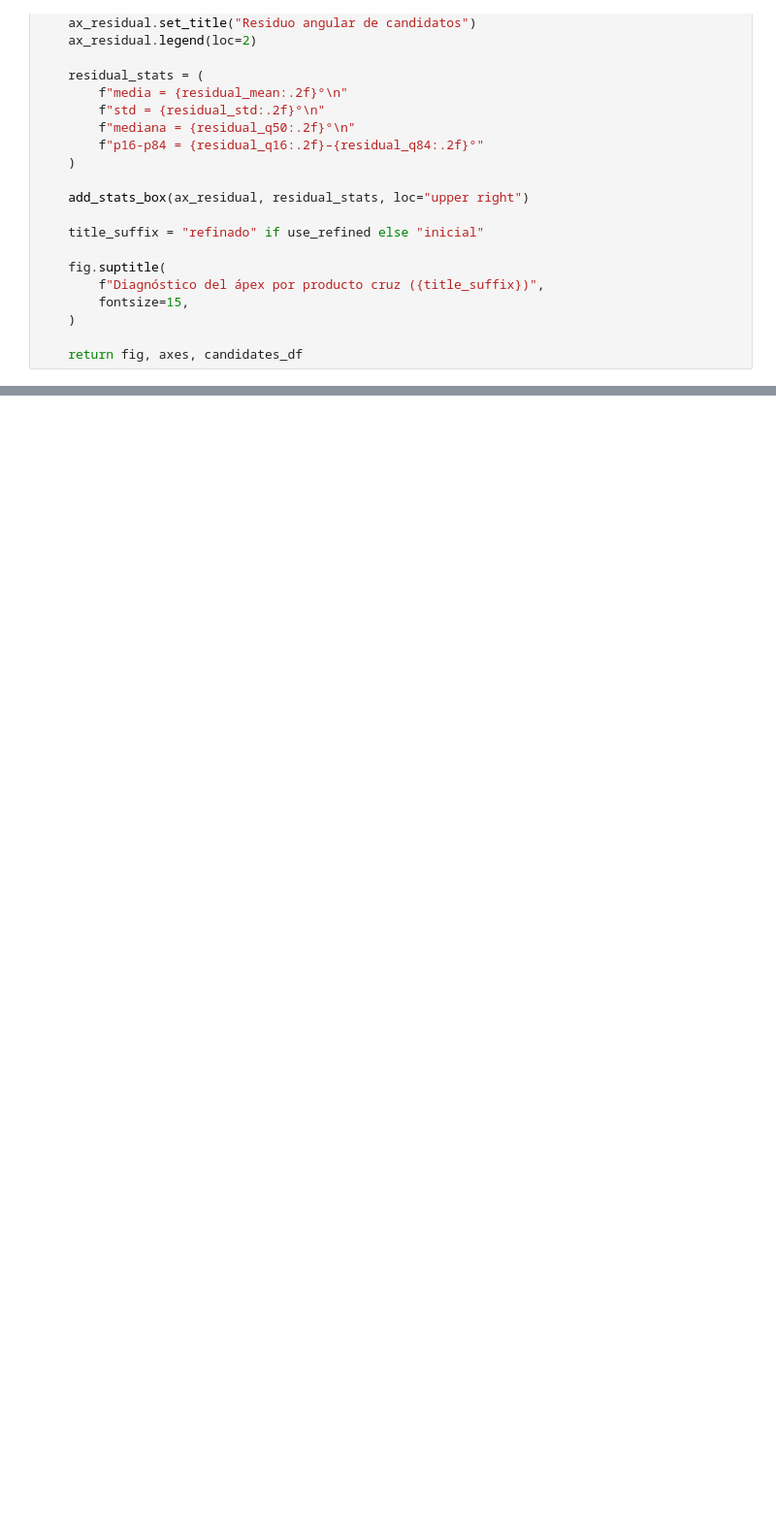
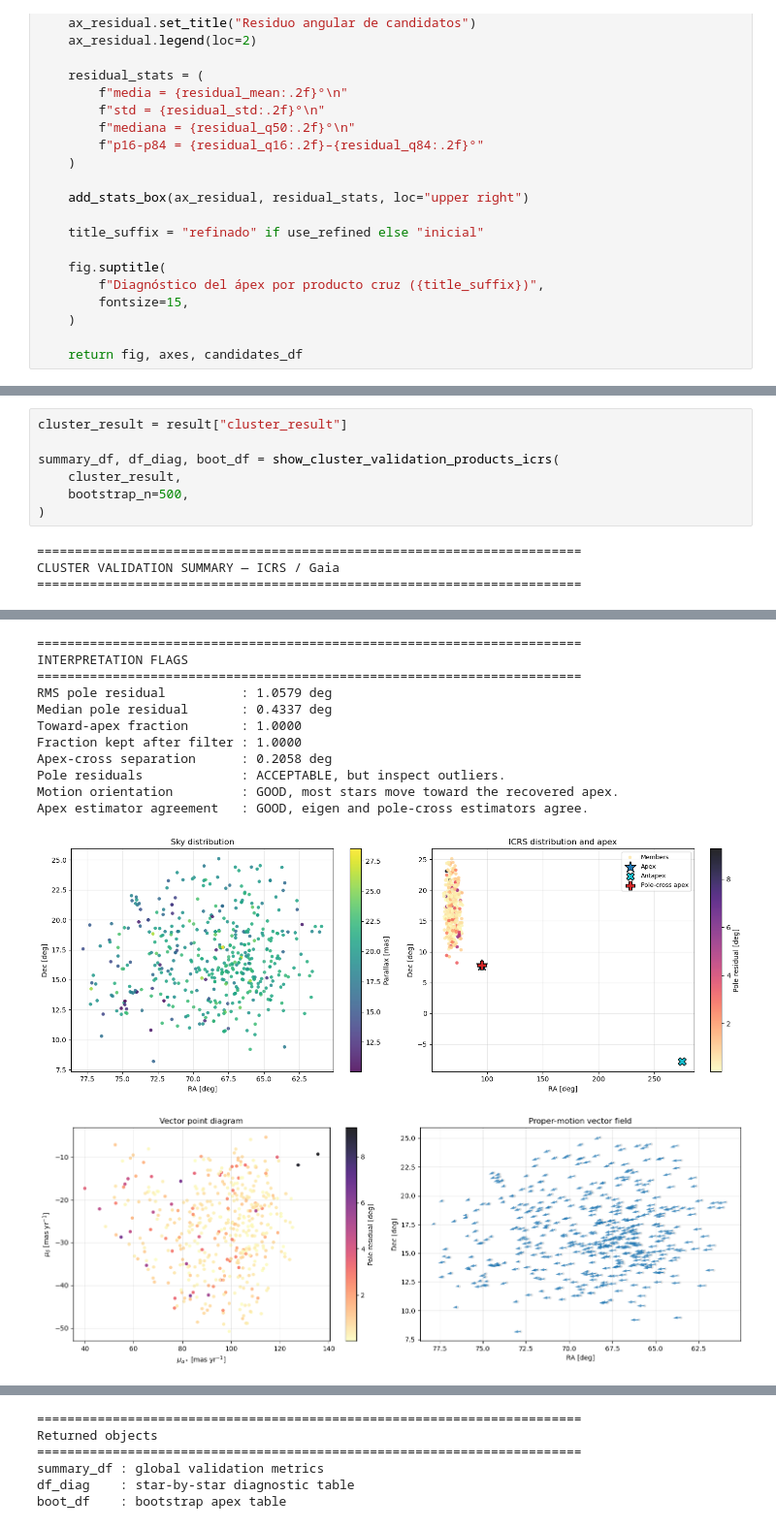
Before and after one commit to nicolasbojacarojas/clusterization_project, a Jupyter notebook: dev/pasantia/analisis_hyades.ipynb, the cells around one changed output, grey strips where cells are left out. Shown at 97% size. Drawn from its saved outputs; the diff is of its cells as text; blank space fills up the shorter version.

```diff
--- a/dev/pasantia/analisis_hyades.ipynb
+++ b/dev/pasantia/analisis_hyades.ipynb
@@ -1929,0 +2519,11 @@ boot_df    : bootstrap apex table
+# %%
+cluster_result = result["cluster_result"]
+
+summary_df, df_diag, boot_df = show_cluster_validation_products_icrs(
+    cluster_result,
+    bootstrap_n=500,
+)
+# %% [output]
+========================================================================
+CLUSTER VALIDATION SUMMARY — ICRS / Gaia
+========================================================================
@@ -1929,0 +2547,13 @@ boot_df    : bootstrap apex table
+========================================================================
+INTERPRETATION FLAGS
+========================================================================
+RMS pole residual          : 1.0579 deg
+Median pole residual       : 0.4337 deg
+Toward-apex fraction       : 1.0000
+Fraction kept after filter : 1.0000
+Apex-cross separation      : 0.2058 deg
+Pole residuals             : ACCEPTABLE, but inspect outliers.
+Motion orientation         : GOOD, most stars move toward the recovered apex.
+Apex estimator agreement   : GOOD, eigen and pole-cross estimators agree.
+[figure, added]
+[figure, added]
@@ -1930,3 +2565,9 @@ boot_df    : bootstrap apex table
+========================================================================
+Returned objects
+========================================================================
+summary_df : global validation metrics
+df_diag    : star-by-star diagnostic table
+boot_df    : bootstrap apex table
 # %%
 # Datos
 lambda_deg = df_diag["lambda_deg"].to_numpy(dtype=float)
```
Also changed, not shown: parts of 10 cells of this notebook, 29 other files.
